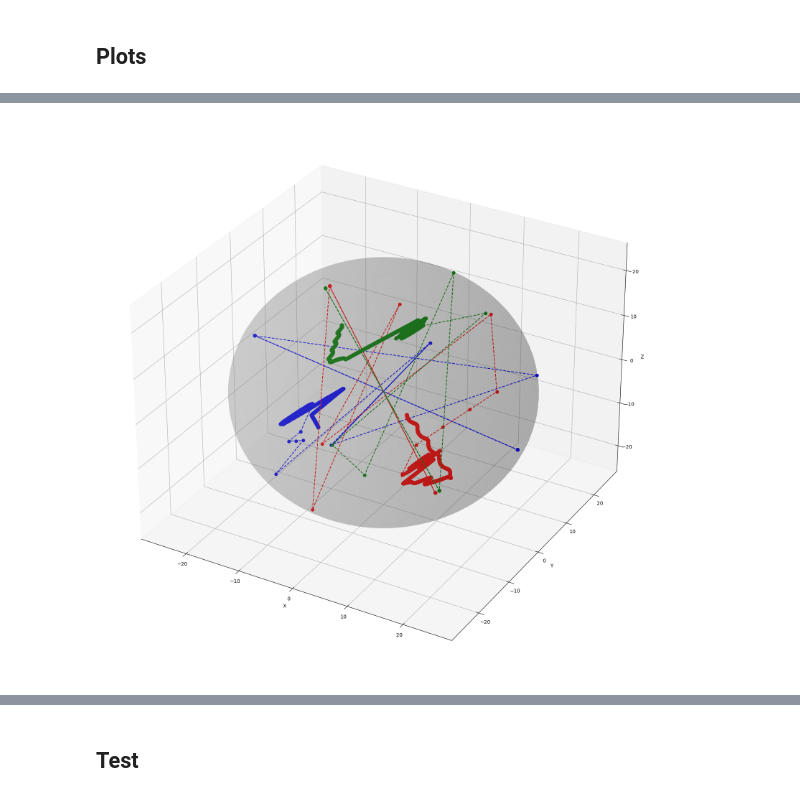
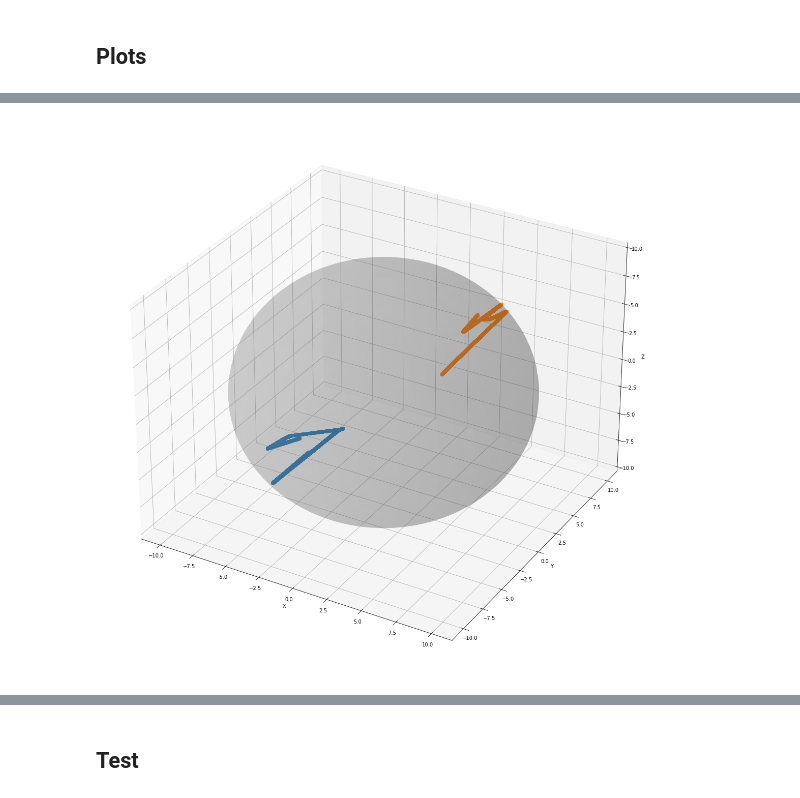
Before and after one commit to giuseppesimionato/gas-simulation, a Jupyter notebook: gas-simulation.ipynb, the cells around one changed output, grey strips where cells are left out. Cells and saved outputs as stored; diff of their text form; code cells hidden in the pictures.

Commit message:
Works with one particle

```diff
--- a/gas-simulation.ipynb
+++ b/gas-simulation.ipynb
@@ -204,2 +235,12 @@ for time in tqdm(range(MAX_TIME_STEPS)):
+# %%
+# TODO: compute momenta
+for time in tqdm(range(MAX_TIME_STEPS)):
+    new_conditions = get_new_conditions(sample, DT)
+    new_conditions = check_positions(new_conditions)
+    update_conditions(sample, new_conditions)
+    k, p, tot = add_energies(sample)
+    kinetic.append(k)
+    potential.append(p)
+    total.append(tot)
 # %% [markdown]
 ## Plots
@@ -206,40 +262,31 @@ for time in tqdm(range(MAX_TIME_STEPS)):
 # %%
-def plot_particle_trajectory(x, y, z, x1, y1, z1, x2, y2, z2, radius):
+def plot_particle_trajectory(sample, radius):
     fig = plt.figure(figsize=(20,20))
     ax = fig.add_subplot(111, projection='3d')
 
-    ax.plot(x, y, z, '--o', color='b')
-    ax.plot(x1, y1, z1, '--o', color='r')
-    ax.plot(x2, y2, z2, '--o', color='g')
+    for particle in sample.values():
+        x = np.array(particle['position'])[:, 0]
+        y = np.array(particle['position'])[:, 1]
+        z = np.array(particle['position'])[:, 2]
+        ax.plot(x, y, z, '--o')
 
     u = np.linspace(0, 2 * np.pi, 100)
     v = np.linspace(0, np.pi, 100)
     x_sphere = radius * np.outer(np.cos(u), np.sin(v))
     y_sphere = radius * np.outer(np.sin(u), np.sin(v))
     z_sphere = radius * np.outer(np.ones(np.size(u)), np.cos(v))
     ax.plot_surface(x_sphere, y_sphere, z_sphere, color='gray', alpha=0.2)
 
     ax.set_xlabel('X')
     ax.set_ylabel('Y')
     ax.set_zlabel('Z')
 
     plt.show()
 
-particle_number_0 = 0
-x_0 = np.array(sample[particle_number_0]['position'])[:,0]
-y_0 = np.array(sample[particle_number_0]['position'])[:,1]
-z_0 = np.array(sample[particle_number_0]['position'])[:,2]
-particle_number_1 = 1
-x_1 = np.array(sample[particle_number_1]['position'])[:,0]
-y_1 = np.array(sample[particle_number_1]['position'])[:,1]
-z_1 = np.array(sample[particle_number_1]['position'])[:,2]
-particle_number_2 = 2
-x_2 = np.array(sample[particle_number_2]['position'])[:,0]
-y_2 = np.array(sample[particle_number_2]['position'])[:,1]
-z_2 = np.array(sample[particle_number_2]['position'])[:,2]
-plot_particle_trajectory(x_0, y_0, z_0, x_1, y_1, z_1, x_2, y_2, z_2, MAX_DISTANCE)
+
+plot_particle_trajectory(sample, MAX_DISTANCE)
 # %% [output]
-[figure, old version]
+[figure, new version]
 # %%
 plt.figure(figsize=(24,22))
 particle_number = 0
```
Also changed, not shown: parts of 12 cells of this notebook, 2 other files.
